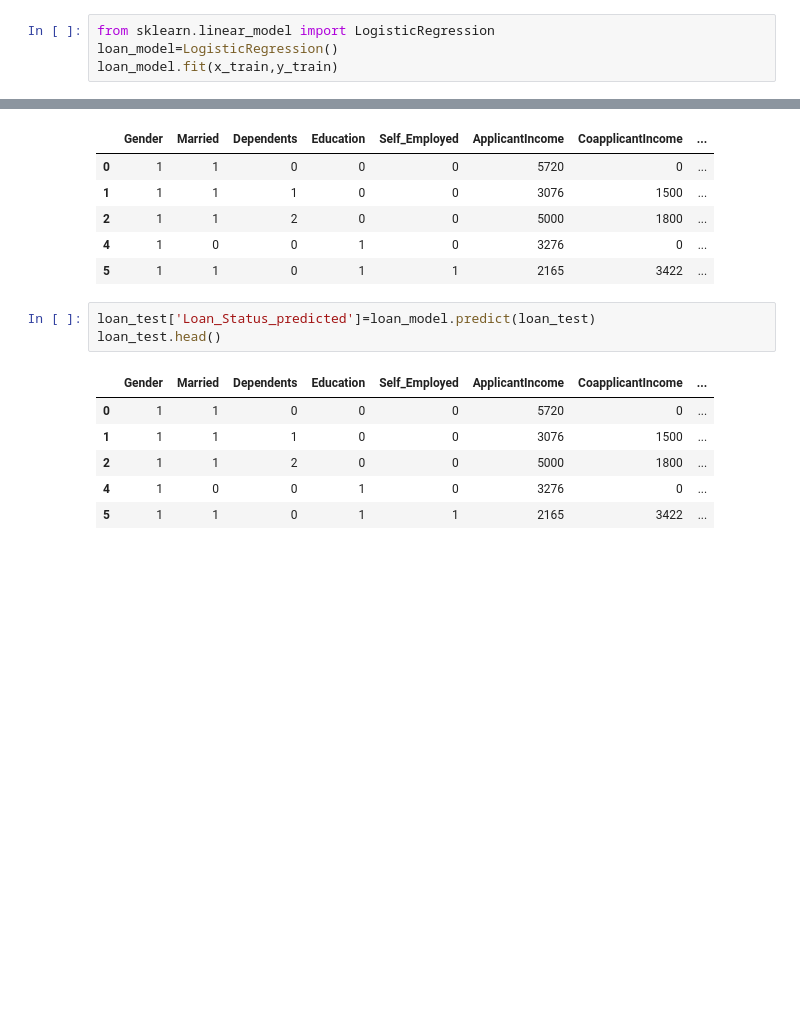
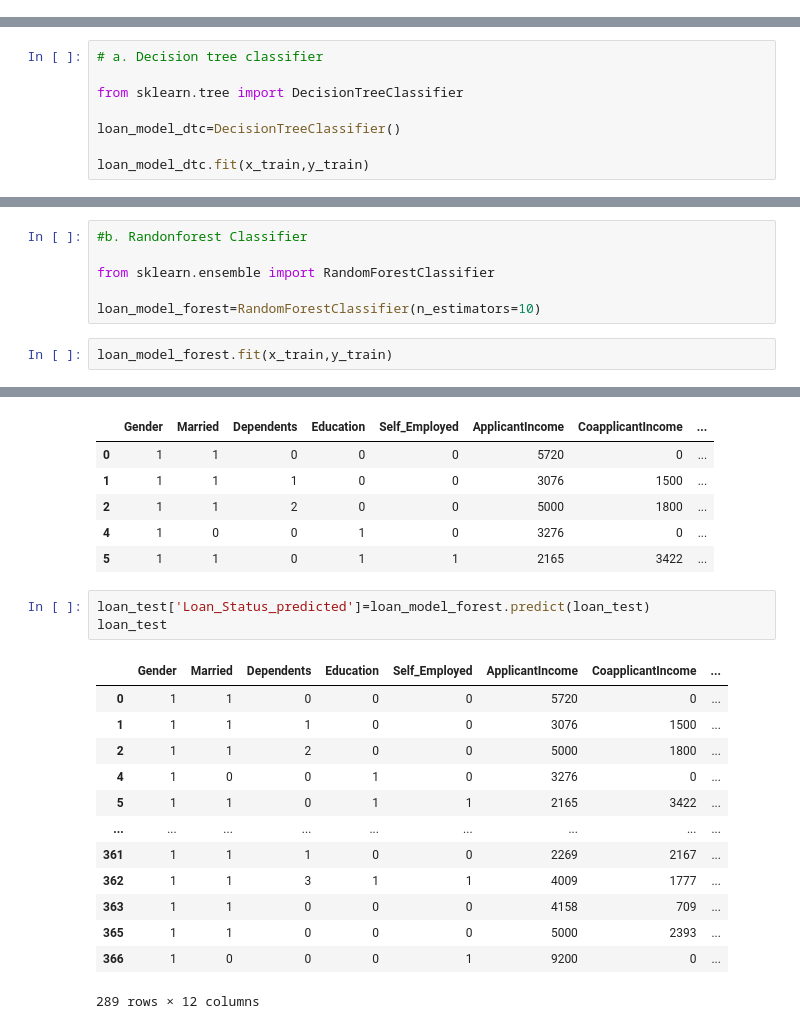
Before and after one commit to Gowri1997/codeclause_projects, a Jupyter notebook: load2.ipynb, the cells around one changed output, grey strips where cells are left out. Saved outputs shown, nothing was run; the diff lists cells and outputs as text; blank space fills up the shorter version.

```diff
--- a/load2.ipynb
+++ b/load2.ipynb
@@ -205,7 +247,3 @@ y=loan_df2[['Loan_Status']]
 # %%
 from sklearn.model_selection import train_test_split
 x_train,x_test,y_train,y_test=train_test_split(x,y,train_size=.2)
-# %%
-from sklearn.linear_model import LogisticRegression
-loan_model=LogisticRegression()
-loan_model.fit(x_train,y_train)
@@ -238,0 +258,8 @@ loan_model.score(x_test,y_test)
+# %%
+# a. Decision tree classifier
+
+from sklearn.tree import DecisionTreeClassifier
+
+loan_model_dtc=DecisionTreeClassifier()
+
+loan_model_dtc.fit(x_train,y_train)
@@ -238,0 +315,8 @@ loan_model.score(x_test,y_test)
+# %%
+#b. Randonforest Classifier
+
+from sklearn.ensemble import RandomForestClassifier
+
+loan_model_forest=RandomForestClassifier(n_estimators=10)
+# %%
+loan_model_forest.fit(x_train,y_train)
@@ -323,12 +528,19 @@ loan_test.head()
 | 4 | 1 | 0 | 0 | 1 | 0 | 3276 | 0 | ... |
 | 5 | 1 | 1 | 0 | 1 | 1 | 2165 | 3422 | ... |
 # %%
-loan_test['Loan_Status_predicted']=loan_model.predict(loan_test)
-loan_test.head()
+loan_test['Loan_Status_predicted']=loan_model_forest.predict(loan_test)
+loan_test
 # %% [output]
 |  | Gender | Married | Dependents | Education | Self_Employed | ApplicantIncome | CoapplicantIncome | ... |
 | 0 | 1 | 1 | 0 | 0 | 0 | 5720 | 0 | ... |
 | 1 | 1 | 1 | 1 | 0 | 0 | 3076 | 1500 | ... |
 | 2 | 1 | 1 | 2 | 0 | 0 | 5000 | 1800 | ... |
 | 4 | 1 | 0 | 0 | 1 | 0 | 3276 | 0 | ... |
 | 5 | 1 | 1 | 0 | 1 | 1 | 2165 | 3422 | ... |
+| ... | ... | ... | ... | ... | ... | ... | ... | ... |
+| 361 | 1 | 1 | 1 | 0 | 0 | 2269 | 2167 | ... |
+| 362 | 1 | 1 | 3 | 1 | 1 | 4009 | 1777 | ... |
+| 363 | 1 | 1 | 0 | 0 | 0 | 4158 | 709 | ... |
+| 365 | 1 | 1 | 0 | 0 | 0 | 5000 | 2393 | ... |
+| 366 | 1 | 0 | 0 | 0 | 1 | 9200 | 0 | ... |
+289 rows × 12 columns
```
Also changed, not shown: parts of 49 cells of this notebook.
